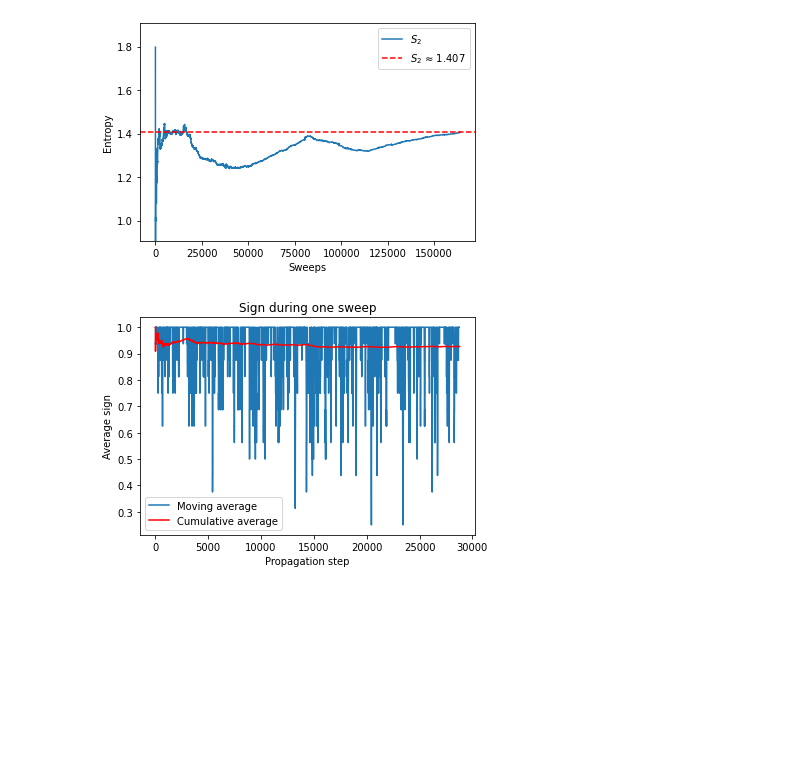
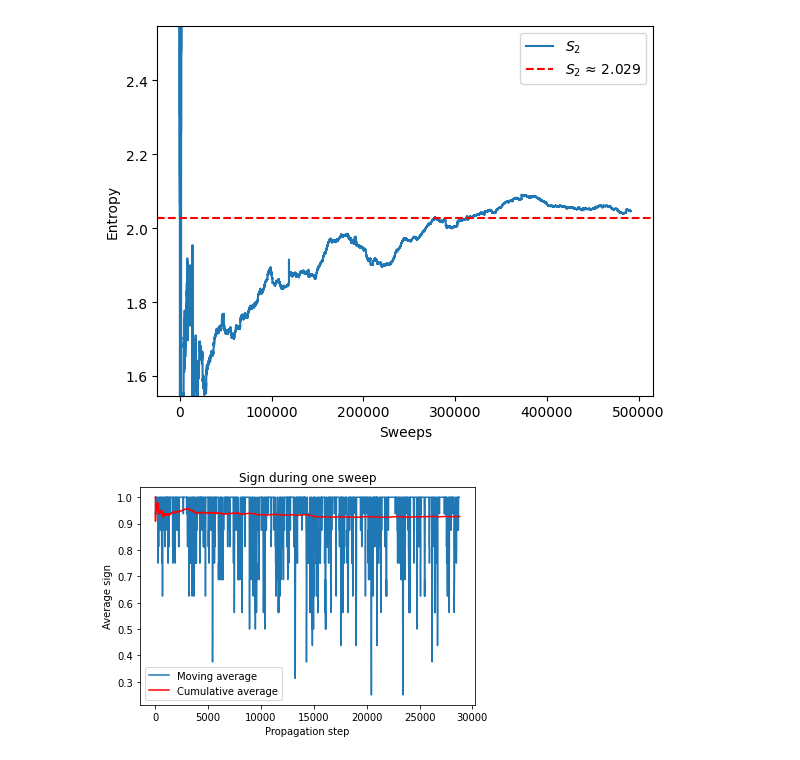
Before and after one commit to Terkadur/AFQMC, a Jupyter notebook: plot.ipynb, the cells around one changed output. Cells and saved outputs as stored; diff of their text form; code cells hidden in the pictures; blank space fills up the shorter version.

```diff
--- a/plot.ipynb
+++ b/plot.ipynb
@@ -115,19 +115,19 @@ def plot_etgent_conv(EtgEnt_path, filling=None, U=None, partition=None):
         if index == -1:
             raise Exception("partition not found")
     # index = 0
-    ref = file["S2_unsigned_conv"][index]
+    ref = file["S2_signed_conv"][index]
     conv_etgent = np.array(file[ref])
 
     plt.plot(conv_etgent, label="$S_2$")
-    plt.axhline(y = conv_etgent[-1], color = "r", linestyle = "dashed", label="$S_2$ ≈ {:.3f}".format(conv_etgent[-1]))
+    plt.axhline(y = 2.029, color = "r", linestyle = "dashed", label="$S_2$ ≈ {:.3f}".format(2.029))
     plt.xlabel("Sweeps")
     plt.ylabel("Entropy")
     plt.ylim((conv_etgent[-1] - 0.5, conv_etgent[-1] + 0.5))
     plt.legend()
 # %%
-plot_etgent_conv("./data_with_sgn/3x3/processed/EtgEnt_NoReset_LA3_U2.0_beta6.0.jld", filling=(8, 8))
+plot_etgent_conv("./run_it_back/3x3/processed/EtgEnt_NoReset_LA3_U2.0_beta6.0.jld", filling=(4, 4))
 # %% [output]
-[figure, old version]
+[figure, new version]
 # %%
 file = h5py.File("./data/test/PropSgn_LA8_N24_U14.0_beta18.0_seed1234.jld")
 
```
Also changed, not shown: parts of 1 cell of this notebook, 3 other files.
